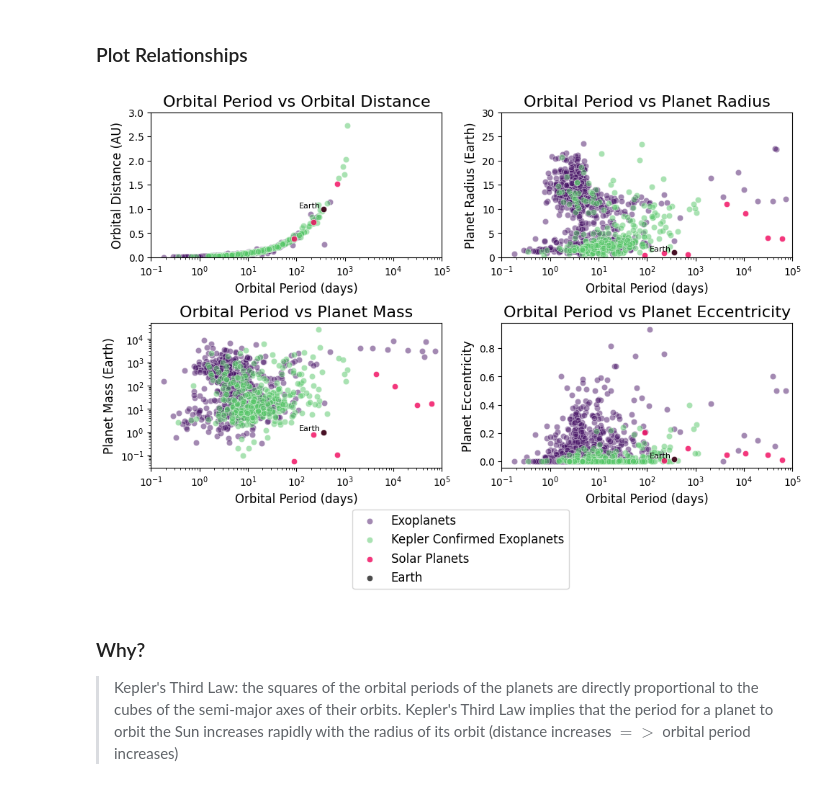
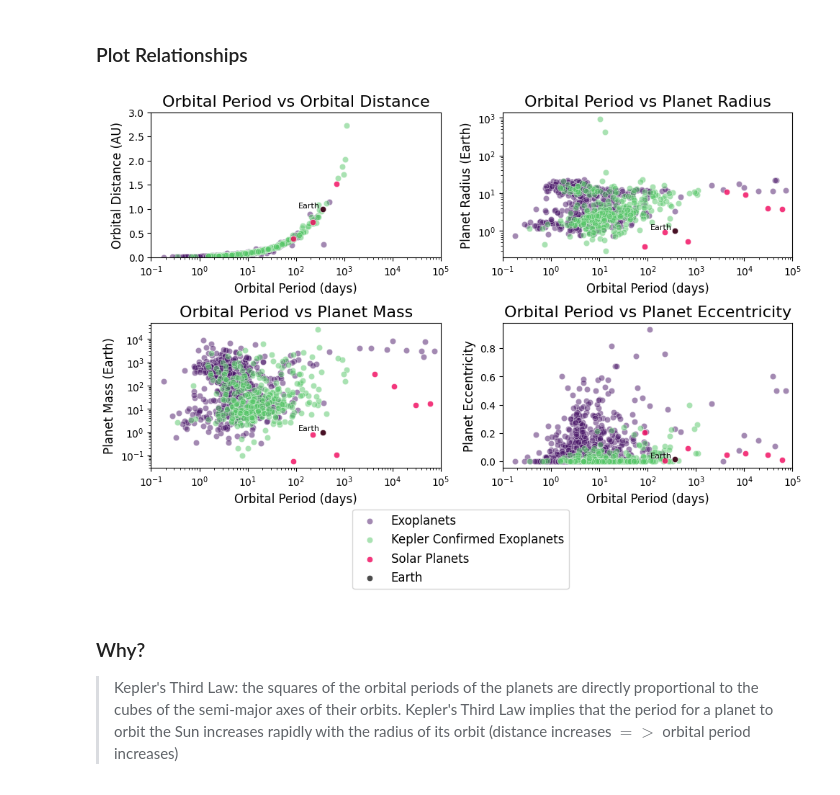
Before and after one commit to ztsv-av/mads_data_visualization, a Jupyter notebook: main.ipynb, the cells around one changed output. Saved outputs shown, nothing was run; the diff lists cells and outputs as text; code cells hidden in the pictures.

```diff
--- a/main.ipynb
+++ b/main.ipynb
@@ -88,16 +88,12 @@ print(descriptions_clear[49:53])
 ['Planet Mass [Earth Mass]', 'Planet Mass [Earth Mass] Upper Unc.', 'Planet Mass [Earth Mass] Lower Unc.', 'Planet Mass [Earth Mass] Limit Flag']
 # %%
 columns_considered = [
-    'pl_name', 'hostname', 'disc_year', 'discoverymethod', 'pl_controv_flag', 'sy_snum', 'sy_pnum', 'sy_mnum',
-    'pl_orbper', 'pl_orbpererr1', 'pl_orbpererr2', 'pl_rade', 'pl_radeerr1', 'pl_radeerr2',
-    'pl_masse', 'pl_masseerr1', 'pl_masseerr2', 'pl_dens', 'pl_denserr1', 'pl_denserr2',
-    'pl_orbeccen', 'pl_orbeccenerr1', 'pl_orbeccenerr2', 'pl_insol', 'pl_insolerr1', 'pl_insolerr2',
-    'pl_eqt', 'pl_eqterr1', 'pl_eqterr2', 'pl_orbincl', 'pl_orbinclerr1', 'pl_orbinclerr2',
-    'st_teff', 'st_tefferr1', 'st_tefferr2', 'st_rad', 'st_raderr1', 'st_raderr2',
-    'st_mass', 'st_masserr1', 'st_masserr2', 'st_lum', 'st_lumerr1', 'st_lumerr2',
-    'st_logg', 'st_loggerr1', 'st_loggerr2', 'st_age', 'st_ageerr1', 'st_ageerr2',
-    'st_dens', 'st_denserr1', 'st_denserr2', 'sy_dist', 'sy_disterr1', 'sy_disterr2',
-    'pl_orbsmax', 'pl_orbsmaxerr1', 'pl_orbsmaxerr2'
+    'pl_name', 'hostname', 'disc_year', 'discoverymethod',
+    'pl_controv_flag', 'sy_snum', 'sy_pnum', 'sy_mnum',
+    'pl_orbper', 'pl_rade', 'pl_masse', 'pl_dens',
+    'pl_orbeccen', 'pl_insol', 'pl_eqt', 'pl_orbincl',
+    'st_teff', 'st_rad', 'st_mass', 'st_lum',
+    'st_logg', 'st_age', 'st_dens', 'sy_dist', 'pl_orbsmax',
 ]
 exoplanets_dirty = pd.read_csv(EXOPLANETS_PATH, header=EXOPLANETS_HEADER, usecols=columns_considered, index_col=None)
 exoplanets_dirty
@@ -353,5 +344,0 @@ print(solarplanets[['eName', 'radius_earth']])
-# %%
-solarplanets = solarplanets.copy()
-au_conversion_factor = 149.6e6
-solarplanets['semimajorAxis_au'] = solarplanets['semimajorAxis'] / au_conversion_factor
-solarplanets['semimajorAxis_au']
@@ -398,11 +422,11 @@ fig, axes = plt.subplots(nrows=2, ncols=2, figsize=(10, 6))
 # distance
 sns.scatterplot(x='pl_orbper', y='pl_orbsmax', data=exoplanets_nas[exoplanets_nas['kepler_confirmed']==False], label='Exoplanets', alpha=0.5, color='#481567FF', ax=axes[0, 0])
 sns.scatterplot(x='pl_orbper', y='pl_orbsmax', data=exoplanets_nas[exoplanets_nas['kepler_confirmed']], label='Kepler Confirmed Exoplanets', alpha=0.5, color='#55C667FF', ax=axes[0, 0])
-sns.scatterplot(x='sideralOrbit', y='semimajorAxis_au', data=solarplanets, label='Solar Planets', alpha=0.8, color='#f0055b', ax=axes[0, 0])
+sns.scatterplot(x='sideralOrbit', y='semimajorAxis_AU', data=solarplanets, label='Solar Planets', alpha=0.8, color='#f0055b', ax=axes[0, 0])
 
-sns.scatterplot(x='sideralOrbit', y='semimajorAxis_au', data=earth_data, label='Earth', alpha=0.7, color='black', ax=axes[0, 0])
+sns.scatterplot(x='sideralOrbit', y='semimajorAxis_AU', data=earth_data, label='Earth', alpha=0.7, color='black', ax=axes[0, 0])
 earth_x = earth_data['sideralOrbit'].values[0]
-earth_y = earth_data['semimajorAxis_au'].values[0]
+earth_y = earth_data['semimajorAxis_AU'].values[0]
 axes[0, 0].text(earth_x - 50, earth_y, 'Earth', color='black', fontsize=8, ha='right', va='bottom')
 
 axes[0, 0].set_xscale('log')
@@ -424,7 +448,7 @@ axes[0, 1].text(earth_x - 50, earth_y, 'Earth', color='black', fontsize=8, ha='r
 
 axes[0, 1].set_xscale('log')
 axes[0, 1].set_xlim(10**(-1), 10**5)
-axes[0, 1].set_ylim(0, 30)
+axes[0, 1].set_yscale('log')
 axes[0, 1].set_xlabel('Orbital Period (days)', fontsize=12)
 axes[0, 1].set_ylabel('Planet Radius (Earth)', fontsize=12)
 axes[0, 1].set_title('Orbital Period vs Planet Radius', fontsize=16)
@@ -442,34 +466,34 @@ axes[1, 0].text(earth_x - 50, earth_y, 'Earth', color='black', fontsize=8, ha='r
 axes[1, 0].set_xscale('log')
 axes[1, 0].set_xlim(10**(-1), 10**5)
 axes[1, 0].set_yscale('log')
 axes[1, 0].set_xlabel('Orbital Period (days)', fontsize=12)
 axes[1, 0].set_ylabel('Planet Mass (Earth)', fontsize=12)
 axes[1, 0].set_title('Orbital Period vs Planet Mass', fontsize=16)
 
 # eccentricity
 sns.scatterplot(x='pl_orbper', y='pl_orbeccen', data=exoplanets_nas[exoplanets_nas['kepler_confirmed']==False], label='Exoplanets', alpha=0.5, color='#481567FF', ax=axes[1, 1])
 sns.scatterplot(x='pl_orbper', y='pl_orbeccen', data=exoplanets_nas[exoplanets_nas['kepler_confirmed']], label='Kepler Confirmed Exoplanets', alpha=0.5, color='#55C667FF', ax=axes[1, 1])
 sns.scatterplot(x='sideralOrbit', y='eccentricity', data=solarplanets, label='Solar Planets', alpha=0.8, color='#f0055b', ax=axes[1, 1])
 
 sns.scatterplot(x='sideralOrbit', y='eccentricity', data=earth_data, label='Earth', alpha=0.7, color='black', ax=axes[1, 1])
 earth_x = earth_data['sideralOrbit'].values[0]
 earth_y = earth_data['eccentricity'].values[0]
 axes[1, 1].text(earth_x - 50, earth_y, 'Earth', color='black', fontsize=8, ha='right', va='bottom')
 
 axes[1, 1].set_xscale('log')
 axes[1, 1].set_xlim(10**(-1), 10**5)
 axes[1, 1].set_xlabel('Orbital Period (days)', fontsize=12)
 axes[1, 1].set_ylabel('Planet Eccentricity', fontsize=12)
 axes[1, 1].set_title('Orbital Period vs Planet Eccentricity', fontsize=16)
 
 for ax in axes.flat:
     ax.get_legend().remove()
 handles, labels = axes[0, 0].get_legend_handles_labels()
 fig.legend(handles, labels, loc='upper right', bbox_to_anchor=(0.67, 0.03), fontsize=12)
 plt.tight_layout()
 plt.show()
 # %% [output]
-[figure, old version]
+[figure, new version]
 # %% [markdown]
 ### Why?
 > Kepler's Third Law: the squares of the orbital periods of the planets are directly proportional to the cubes of the semi-major axes of their orbits. Kepler's Third Law implies that the period for a planet to orbit the Sun increases rapidly with the radius of its orbit (distance increases $=>$ orbital period increases)
```
Also changed, not shown: parts of 11 cells of this notebook, 1 other file.
